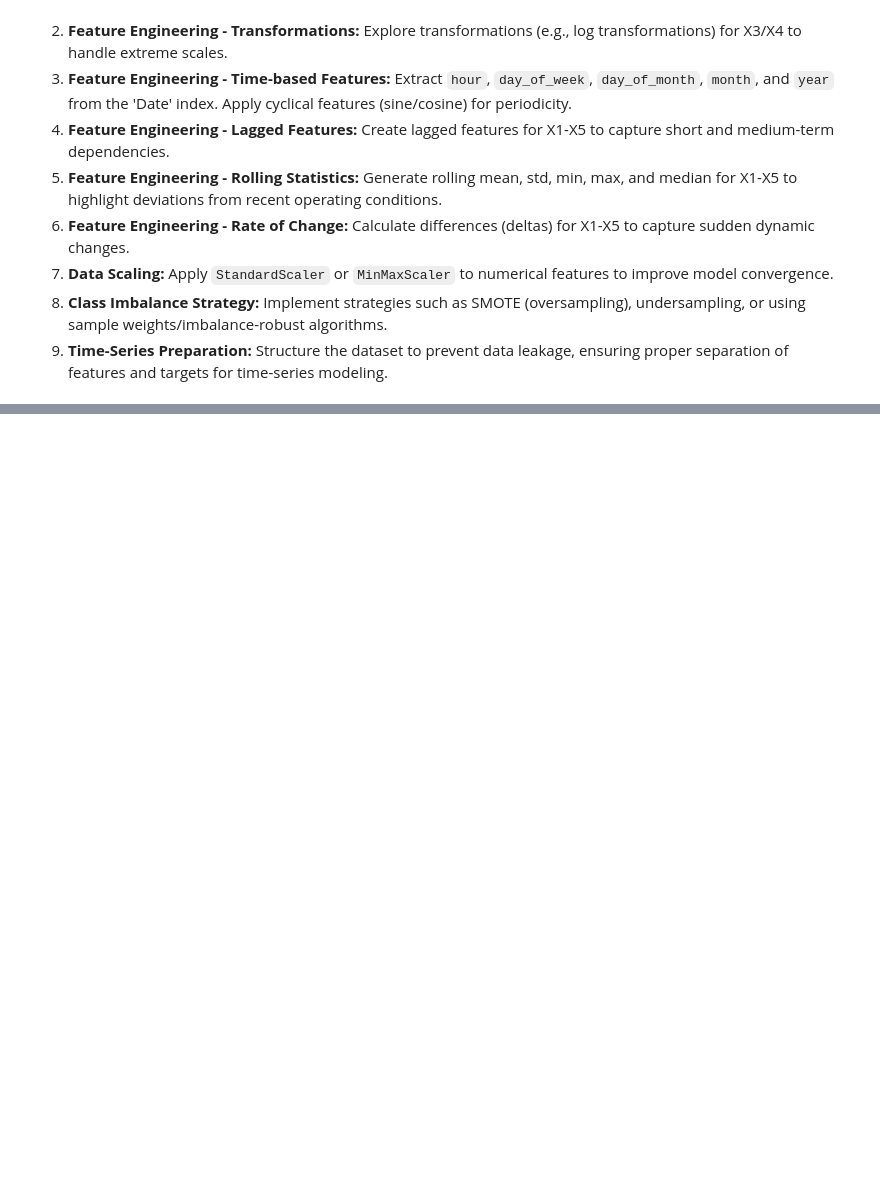
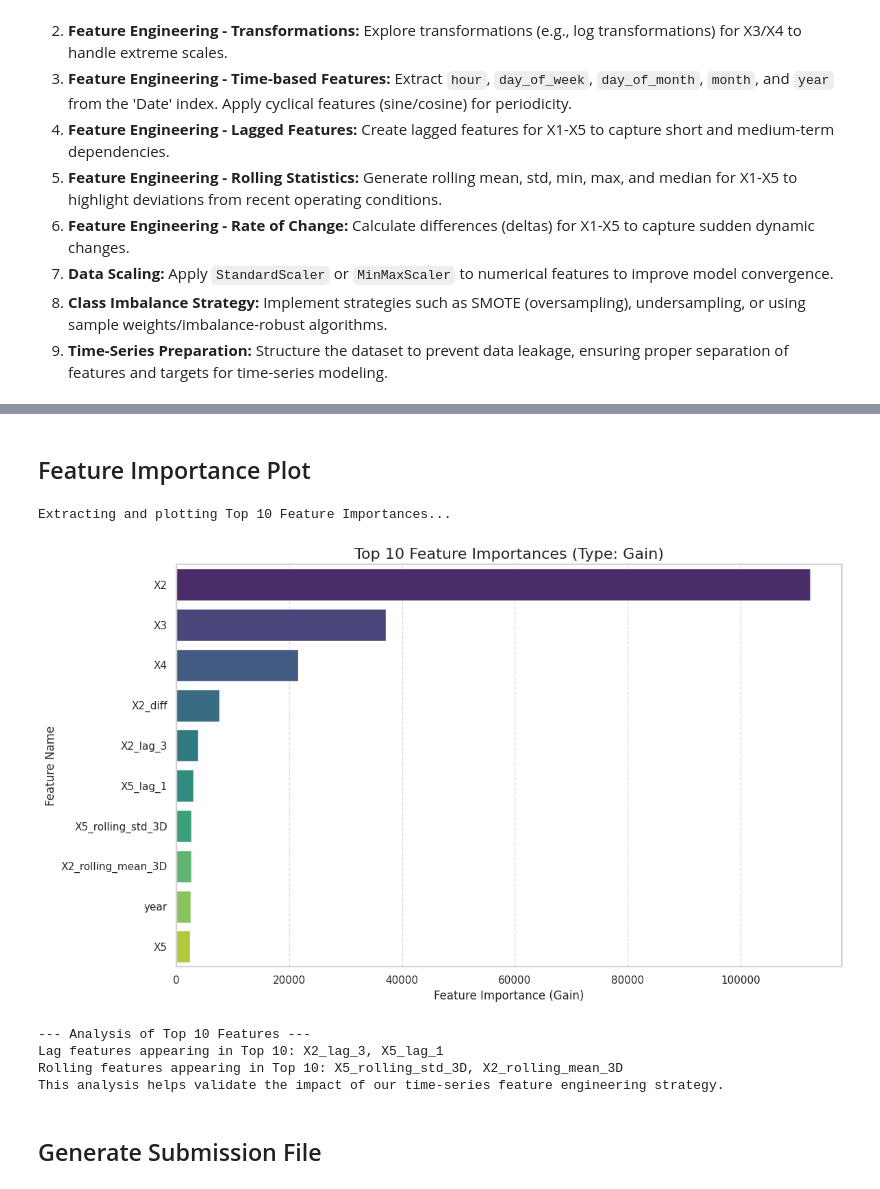
Before and after one commit to Rohanrathod7/Kaggle_Notebooks, a Jupyter notebook: anaverse/raw_01.ipynb, the cells around one changed output, grey strips where cells are left out. Drawn from its saved outputs; the diff is of its cells as text; code cells hidden in the pictures; blank space fills up the shorter version.

```diff
--- a/anaverse/raw_01.ipynb
+++ b/anaverse/raw_01.ipynb
@@ -655,0 +1225,53 @@ plt.show()
+# %% [markdown]
+## Feature Importance Plot
+# %%
+import matplotlib.pyplot as plt
+import seaborn as sns
+
+print("Extracting and plotting Top 10 Feature Importances...")
+
+# Get feature importances from the trained XGBoost model
+# Use 'gain' as the importance type to measure the average gain across splits
+feature_importances = xgb_model.get_booster().get_score(importance_type='gain')
+
+# Convert the dictionary to a pandas Series for easier manipulation
+importance_series = pd.Series(feature_importances)
+
+# Sort features by importance and get the top 10
+top_10_features = importance_series.nlargest(10)
+
+# Create an aesthetic bar plot
+plt.figure(figsize=(12, 7))
+sns.barplot(x=top_10_features.values, y=top_10_features.index, palette='viridis')
+plt.title('Top 10 Feature Importances (Type: Gain)', fontsize=16)
+plt.xlabel('Feature Importance (Gain)', fontsize=12)
+plt.ylabel('Feature Name', fontsize=12)
+plt.grid(axis='x', linestyle='--', alpha=0.7)
+plt.tight_layout()
+plt.show()
+
+print("\n--- Analysis of Top 10 Features ---")
+# Identify if 'Lag' or 'Rolling' features are in the top 10
+lag_features_in_top_10 = [f for f in top_10_features.index if '_lag_' in f]
+rolling_features_in_top_10 = [f for f in top_10_features.index if '_rolling_' in f]
+
+if lag_features_in_top_10:
+    print(f"Lag features appearing in Top 10: {', '.join(lag_features_in_top_10)}")
+else:
+    print("No Lag features found in the Top 10.")
+
+if rolling_features_in_top_10:
+    print(f"Rolling features appearing in Top 10: {', '.join(rolling_features_in_top_10)}")
+else:
+    print("No Rolling features found in the Top 10.")
+
+print("This analysis helps validate the impact of our time-series feature engineering strategy.")
+# %% [output]
+Extracting and plotting Top 10 Feature Importances...
+[figure, added]
+--- Analysis of Top 10 Features ---
+Lag features appearing in Top 10: X2_lag_3, X5_lag_1
+Rolling features appearing in Top 10: X5_rolling_std_3D, X2_rolling_mean_3D
+This analysis helps validate the impact of our time-series feature engineering strategy.
+# %% [markdown]
+## Generate Submission File
```
Also changed, not shown: parts of 49 cells of this notebook.
